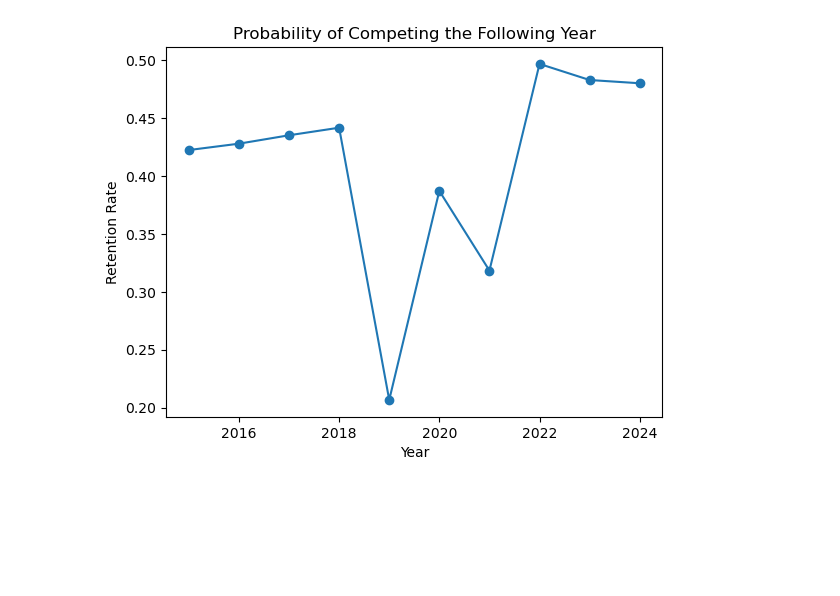
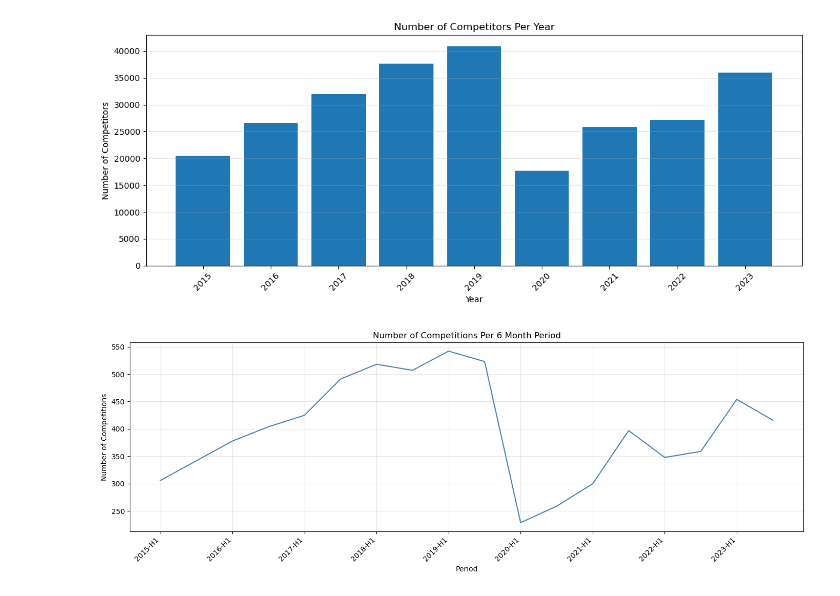
Before and after one commit to bnparris/powerlifting_analysis, a Jupyter notebook: notebooks/EDA.ipynb, the cells around one changed output. Drawn from its saved outputs; the diff is of its cells as text; code cells hidden in the pictures; blank space fills up the shorter version.

```diff
--- a/notebooks/EDA.ipynb
+++ b/notebooks/EDA.ipynb
@@ -10,19 +10,46 @@ import config
 import matplotlib.pyplot as plt
 import pandas as pd
 
+df_path= config.PROJECT_ROOT/ "data" / "cleaned.csv"
 panel_data_path = config.PROJECT_ROOT/ "data" / "panel_data.csv"
 panel_data = pd.read_csv(panel_data_path)
+df= pd.read_csv(df_path)
+# %%
+train_val = panel_data.loc[panel_data['Year'] <= 2023]
+
+
+competitors_per_year = train_val.groupby('Year')['Name'].nunique()
+
+plt.figure(figsize=(12, 5))
+plt.bar(competitors_per_year.index, competitors_per_year.values)
+plt.xlabel('Year')
+plt.ylabel('Number of Competitors')
+plt.title('Number of Competitors Per Year')
+plt.xticks(competitors_per_year.index, rotation=45)
+plt.grid(True, alpha=0.3, axis='y')
+plt.tight_layout()
+plt.show()
+# %% [output]
+[figure, added]
 # %%
 
-retention_by_year = (
-    panel_data
-    .groupby('Year')['CompetesNextYear']
-    .mean()
+df['Date'] = pd.to_datetime(df['Date'])
+df = df.loc[df['Date'] < '2024-01-01']
+df['HalfYear'] = df['Date'].dt.year.astype(str) + '-H' + ((df['Date'].dt.month > 6).astype(int) + 1).astype(str)
+
+competitions_per_period = (
+    df.groupby('HalfYear')[['Date', 'MeetName']]
+    .apply(lambda x: x.drop_duplicates().shape[0])
 )
 
-retention_by_year.plot(marker='o')
-plt.ylabel('Retention Rate')
-plt.title('Probability of Competing the Following Year')
+plt.figure(figsize=(14, 5))
+plt.plot(competitions_per_period.index, competitions_per_period.values, color='steelblue')
+plt.xticks(competitions_per_period.index[::2], rotation=45, ha='right')
+plt.xlabel('Period')
+plt.ylabel('Number of Competitions')
+plt.title('Number of Competitions Per 6 Month Period')
+plt.grid(True, alpha=0.3)
+plt.tight_layout()
 plt.show()
 # %% [output]
-[figure, old version]
+[figure, new version]
```
Also changed, not shown: 3 other files.
